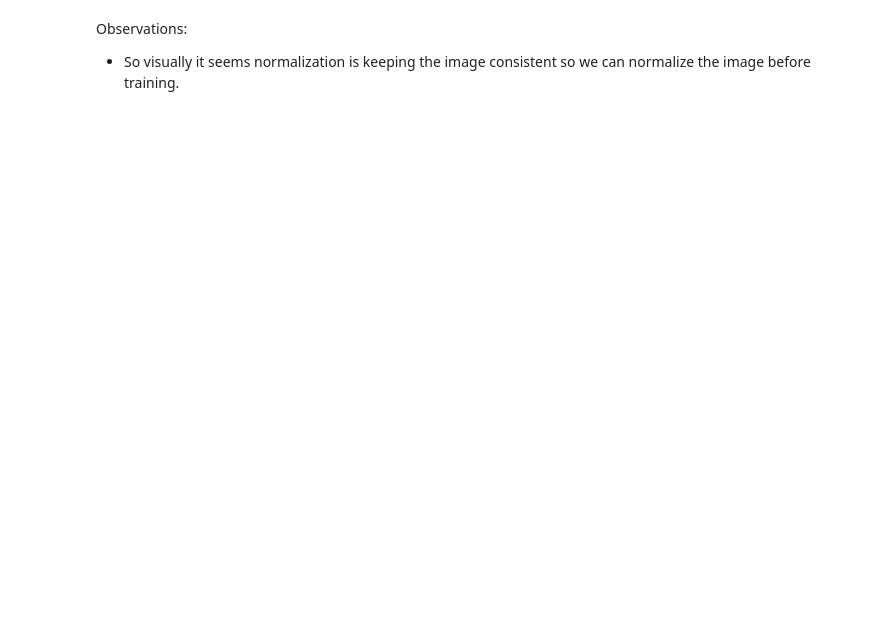
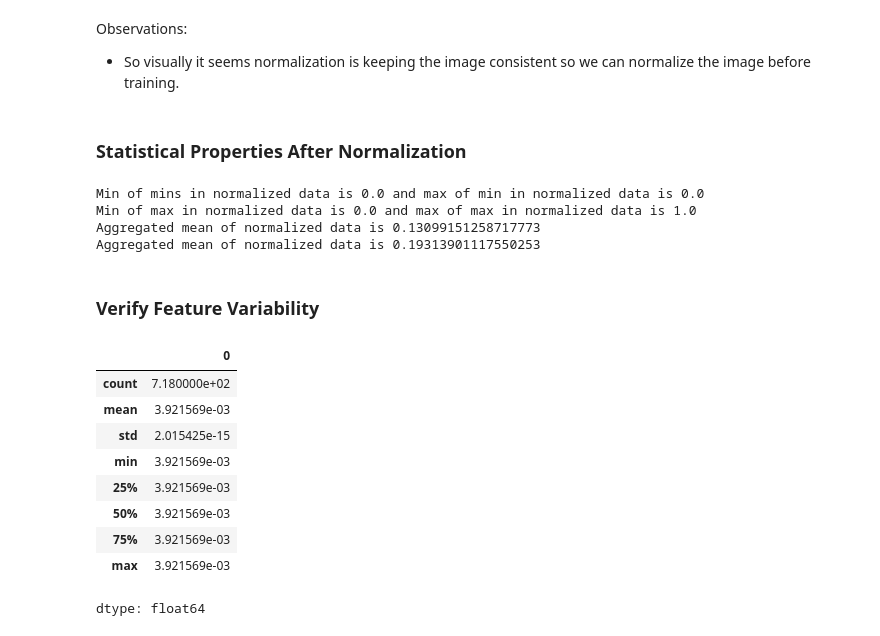
Before and after one commit to gaurangdave/mnist_digits_recognition, a Jupyter notebook: notebooks/01_explore_data.ipynb, the cells around one changed output. Cells and saved outputs as stored; diff of their text form; code cells hidden in the pictures; blank space fills up the shorter version.

```diff
--- a/notebooks/01_explore_data.ipynb
+++ b/notebooks/01_explore_data.ipynb
@@ -337,3 +337,20 @@ display_comparison(mnist_train_set, normalized_train_set, digit=3)
 # %% [markdown]
 Observations:
 * So visually it seems normalization is keeping the image consistent so we can normalize the image before training.
+# %% [markdown]
+### Statistical Properties After Normalization
+# %%
+# Check the range of normalized pixel values
+print(f"Min of mins in normalized data is {normalized_train_set.iloc[:, :-1].min().min()} and max of min in normalized data is {normalized_train_set.iloc[:, :-1].min().max()}")
+print(f"Min of max in normalized data is {normalized_train_set.iloc[:, :-1].max().min()} and max of max in normalized data is {normalized_train_set.iloc[:, :-1].max().max()}")
+
+# # Check the mean and standard deviation
+print(f"Aggregated mean of normalized data is {normalized_train_set.iloc[:, :-1].mean().mean()}")
+print(f"Aggregated standard daviation of normalized data is {normalized_train_set.iloc[:, :-1].std().mean()}")
+# %% [output]
+Min of mins in normalized data is 0.0 and max of min in normalized data is 0.0
+Min of max in normalized data is 0.0 and max of max in normalized data is 1.0
+Aggregated mean of normalized data is 0.13099151258717773
+Aggregated mean of normalized data is 0.19313901117550253
+# %% [markdown]
+### Verify Feature Variability
@@ -339,0 +361,17 @@ Observations:
+# %%
+# Calculate the ratio of normalized std to original std
+std_ratio = normalized_std / original_std
+
+# Check the overall statistics of the ratio
+std_ratio.describe()
+# %% [output]
+|  | 0 |
+| count | 7.180000e+02 |
+| mean | 3.921569e-03 |
+| std | 2.015425e-15 |
+| min | 3.921569e-03 |
+| 25% | 3.921569e-03 |
+| 50% | 3.921569e-03 |
+| 75% | 3.921569e-03 |
+| max | 3.921569e-03 |
+dtype: float64
```
Also changed, not shown: parts of 7 cells of this notebook.
